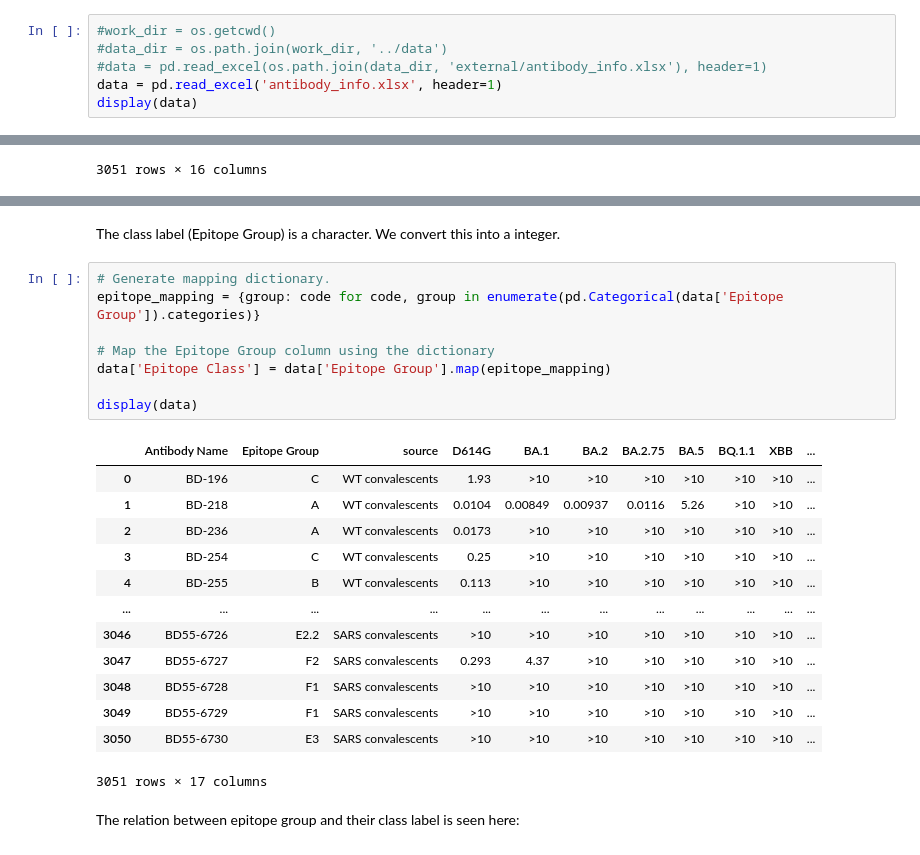
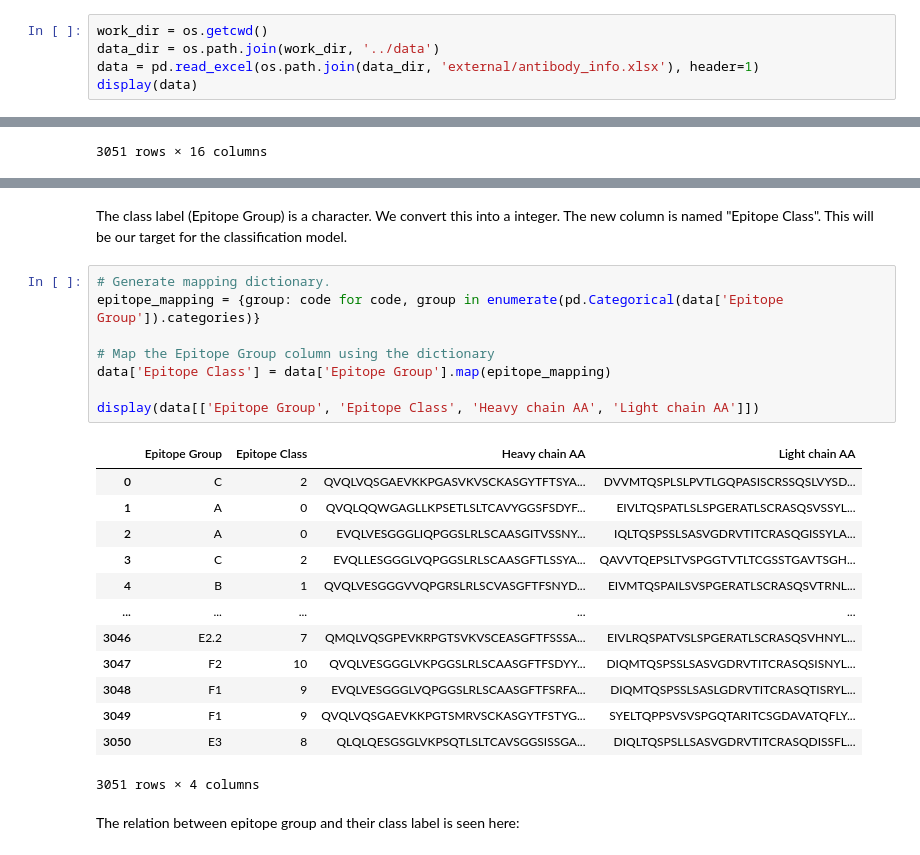
Before and after one commit to JonasBlomquist/AI4ProtEng_AIntibody, a Jupyter notebook: notebooks/graph_level_classification.ipynb, the cells around one changed output, grey strips where cells are left out. Drawn from its saved outputs; the diff is of its cells as text.

```diff
--- a/notebooks/graph_level_classification.ipynb
+++ b/notebooks/graph_level_classification.ipynb
@@ -51,10 +34,9 @@ from torch_geometric.nn.pool import global_mean_pool
 
 We will import the data.
 # %%
-#work_dir = os.getcwd()
-#data_dir = os.path.join(work_dir, '../data')
-#data = pd.read_excel(os.path.join(data_dir, 'external/antibody_info.xlsx'), header=1)
-data = pd.read_excel('antibody_info.xlsx', header=1)
+work_dir = os.getcwd()
+data_dir = os.path.join(work_dir, '../data')
+data = pd.read_excel(os.path.join(data_dir, 'external/antibody_info.xlsx'), header=1)
 display(data)
 # %% [output]
 |  | Antibody Name | Epitope Group | source | D614G | BA.1 | BA.2 | BA.2.75 | BA.5 | BQ.1.1 | XBB | ... |
@@ -88,27 +86,27 @@ plt.show()
 # %% [markdown]
-The class label (Epitope Group) is a character. We convert this into a integer.
+The class label (Epitope Group) is a character. We convert this into a integer. The new column is named "Epitope Class". This will be our target for the classification model.
 # %%
 # Generate mapping dictionary.
 epitope_mapping = {group: code for code, group in enumerate(pd.Categorical(data['Epitope Group']).categories)}
 
 # Map the Epitope Group column using the dictionary
 data['Epitope Class'] = data['Epitope Group'].map(epitope_mapping)
 
-display(data)
+display(data[['Epitope Group', 'Epitope Class', 'Heavy chain AA', 'Light chain AA']])
 # %% [output]
-|  | Antibody Name | Epitope Group | source | D614G | BA.1 | BA.2 | BA.2.75 | BA.5 | BQ.1.1 | XBB | ... |
-| 0 | BD-196 | C | WT convalescents | 1.93 | >10 | >10 | >10 | >10 | >10 | >10 | ... |
-| 1 | BD-218 | A | WT convalescents | 0.0104 | 0.00849 | 0.00937 | 0.0116 | 5.26 | >10 | >10 | ... |
-| 2 | BD-236 | A | WT convalescents | 0.0173 | >10 | >10 | >10 | >10 | >10 | >10 | ... |
-| 3 | BD-254 | C | WT convalescents | 0.25 | >10 | >10 | >10 | >10 | >10 | >10 | ... |
-| 4 | BD-255 | B | WT convalescents | 0.113 | >10 | >10 | >10 | >10 | >10 | >10 | ... |
-| ... | ... | ... | ... | ... | ... | ... | ... | ... | ... | ... | ... |
-| 3046 | BD55-6726 | E2.2 | SARS convalescents | >10 | >10 | >10 | >10 | >10 | >10 | >10 | ... |
-| 3047 | BD55-6727 | F2 | SARS convalescents | 0.293 | 4.37 | >10 | >10 | >10 | >10 | >10 | ... |
-| 3048 | BD55-6728 | F1 | SARS convalescents | >10 | >10 | >10 | >10 | >10 | >10 | >10 | ... |
-| 3049 | BD55-6729 | F1 | SARS convalescents | >10 | >10 | >10 | >10 | >10 | >10 | >10 | ... |
-| 3050 | BD55-6730 | E3 | SARS convalescents | >10 | >10 | >10 | >10 | >10 | >10 | >10 | ... |
+|  | Epitope Group | Epitope Class | Heavy chain AA | Light chain AA |
+| 0 | C | 2 | QVQLVQSGAEVKKPGASVKVSCKASGYTFTSYA... | DVVMTQSPLSLPVTLGQPASISCRSSQSLVYSD... |
+| 1 | A | 0 | QVQLQQWGAGLLKPSETLSLTCAVYGGSFSDYF... | EIVLTQSPATLSLSPGERATLSCRASQSVSSYL... |
+| 2 | A | 0 | EVQLVESGGGLIQPGGSLRLSCAASGITVSSNY... | IQLTQSPSSLSASVGDRVTITCRASQGISSYLA... |
+| 3 | C | 2 | EVQLLESGGGLVQPGGSLRLSCAASGFTLSSYA... | QAVVTQEPSLTVSPGGTVTLTCGSSTGAVTSGH... |
+| 4 | B | 1 | QVQLVESGGGVVQPGRSLRLSCVASGFTFSNYD... | EIVMTQSPAILSVSPGERATLSCRASQSVTRNL... |
+| ... | ... | ... | ... | ... |
+| 3046 | E2.2 | 7 | QMQLVQSGPEVKRPGTSVKVSCEASGFTFSSSA... | EIVLRQSPATVSLSPGERATLSCRASQSVHNYL... |
+| 3047 | F2 | 10 | QVQLVESGGGLVKPGGSLRLSCAASGFTFSDYY... | DIQMTQSPSSLSASVGDRVTITCRASQSISNYL... |
+| 3048 | F1 | 9 | EVQLVESGGGLVQPGGSLRLSCAASGFTFSRFA... | DIQMTQSPSSLSASLGDRVTITCRASQTISRYL... |
+| 3049 | F1 | 9 | QVQLVQSGAEVKKPGTSMRVSCKASGYTFSTYG... | SYELTQPPSVSVSPGQTARITCSGDAVATQFLY... |
+| 3050 | E3 | 8 | QLQLQESGSGLVKPSQTLSLTCAVSGGSISSGA... | DIQLTQSPSLLSASVGDRVTITCRASQDISSFL... |
-3051 rows × 17 columns
+3051 rows × 4 columns
 # %% [markdown]
 The relation between epitope group and their class label is seen here:
 # %%
```
Also changed, not shown: parts of 34 cells of this notebook.
